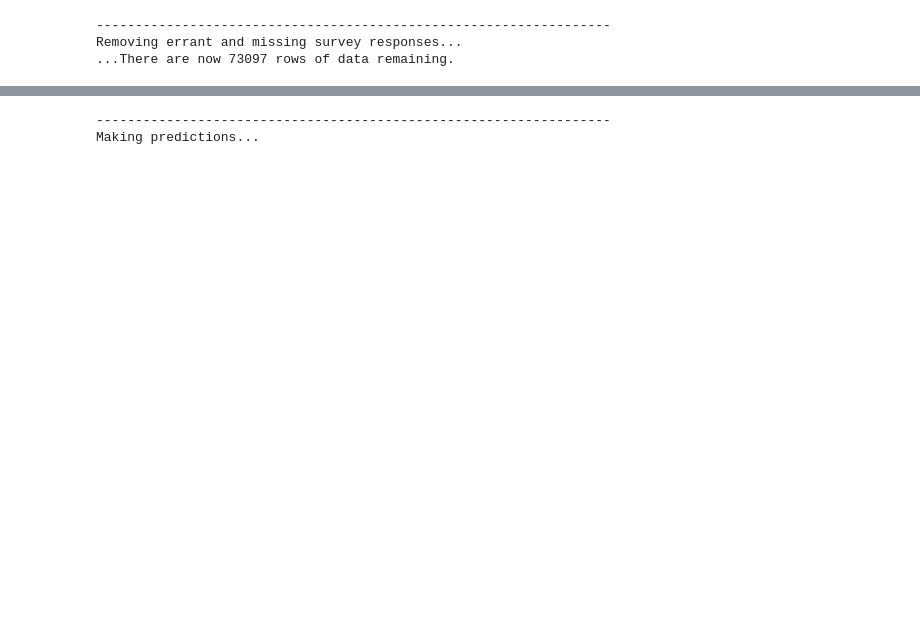
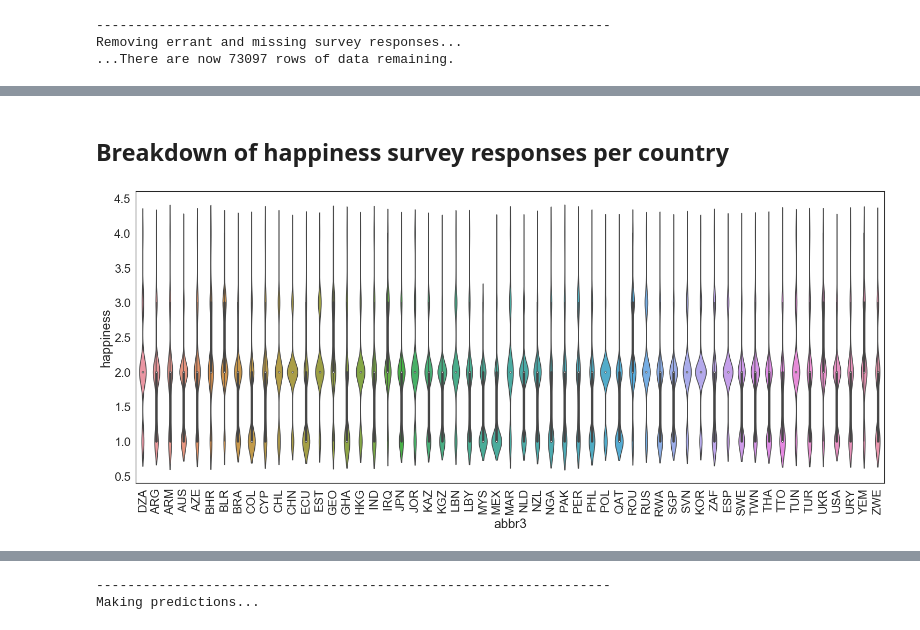
Before and after one commit to harrydurbin/happiness-level-predictor, a Jupyter notebook: happiness.ipynb, the cells around one changed output, grey strips where cells are left out. Saved outputs shown, nothing was run; the diff lists cells and outputs as text; code cells hidden in the pictures; blank space fills up the shorter version.

```diff
--- a/happiness.ipynb
+++ b/happiness.ipynb
@@ -232,0 +187,24 @@ Splitting data into test and train sets...
+# %%
+df_countries = pd.read_csv('data/country_list.csv', header=None,encoding='latin-1')
+df_countries.columns = ['countryname','abbr2','abbr3','cntrycode','lat','lng']
+df_countries = df_countries[['countryname','abbr3','cntrycode']]
+
+gdf = gpd.read_file("country_shapefiles/ne_10m_admin_0_countries_lakes.shp")
+gdf = gdf.query('TYPE=="Country" or TYPE=="Sovereign country" ')
+gdf = gdf.rename(columns = {'ADM0_A3':'abbr3'})
+gdf = gdf[['abbr3','geometry','ECONOMY','INCOME_GRP']]
+gdf["ECONOMY"] = (gdf.ECONOMY.astype(str).str[0]).astype(int) # take the first number
+gdf["INCOME_GRP"] = (gdf.INCOME_GRP.astype(str).str[0]).astype(int) # take the first number
+
+gdf = pd.merge(gdf,df_countries)
+df_all = pd.merge(df_clean,gdf)
+# %% [markdown]
+## Breakdown of happiness survey responses per country
+# %%
+f, axes = plt.subplots(1, 1, figsize=(25, 10))
+sns.set(font_scale=2,style="white")
+sns.violinplot(x="abbr3", y="happiness", data=df_all, alpha=.7)
+plt.xticks(rotation='vertical')
+plt.show()
+# %% [output]
+[figure, added]
```
Also changed, not shown: parts of 50 cells of this notebook, 2 other files.
